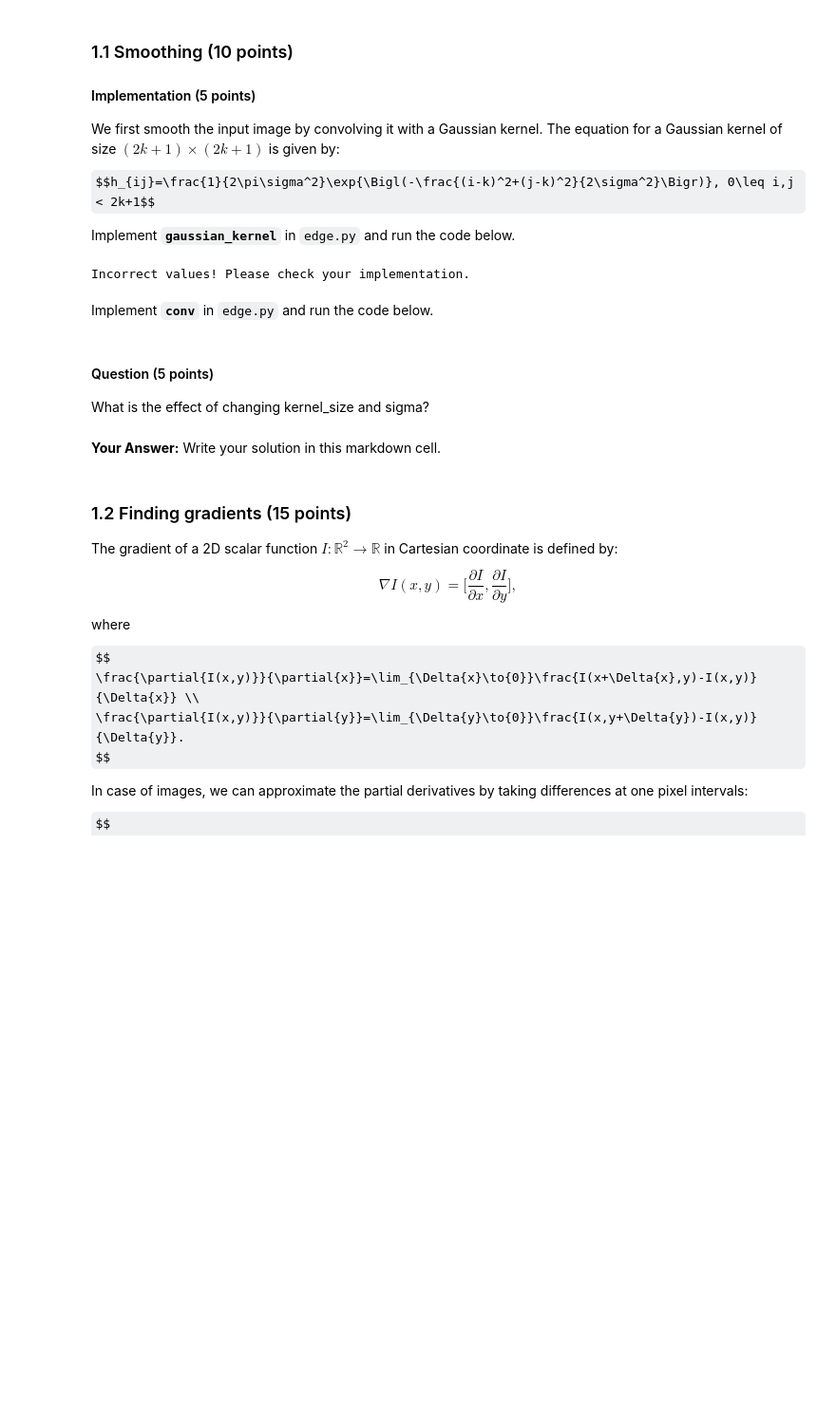
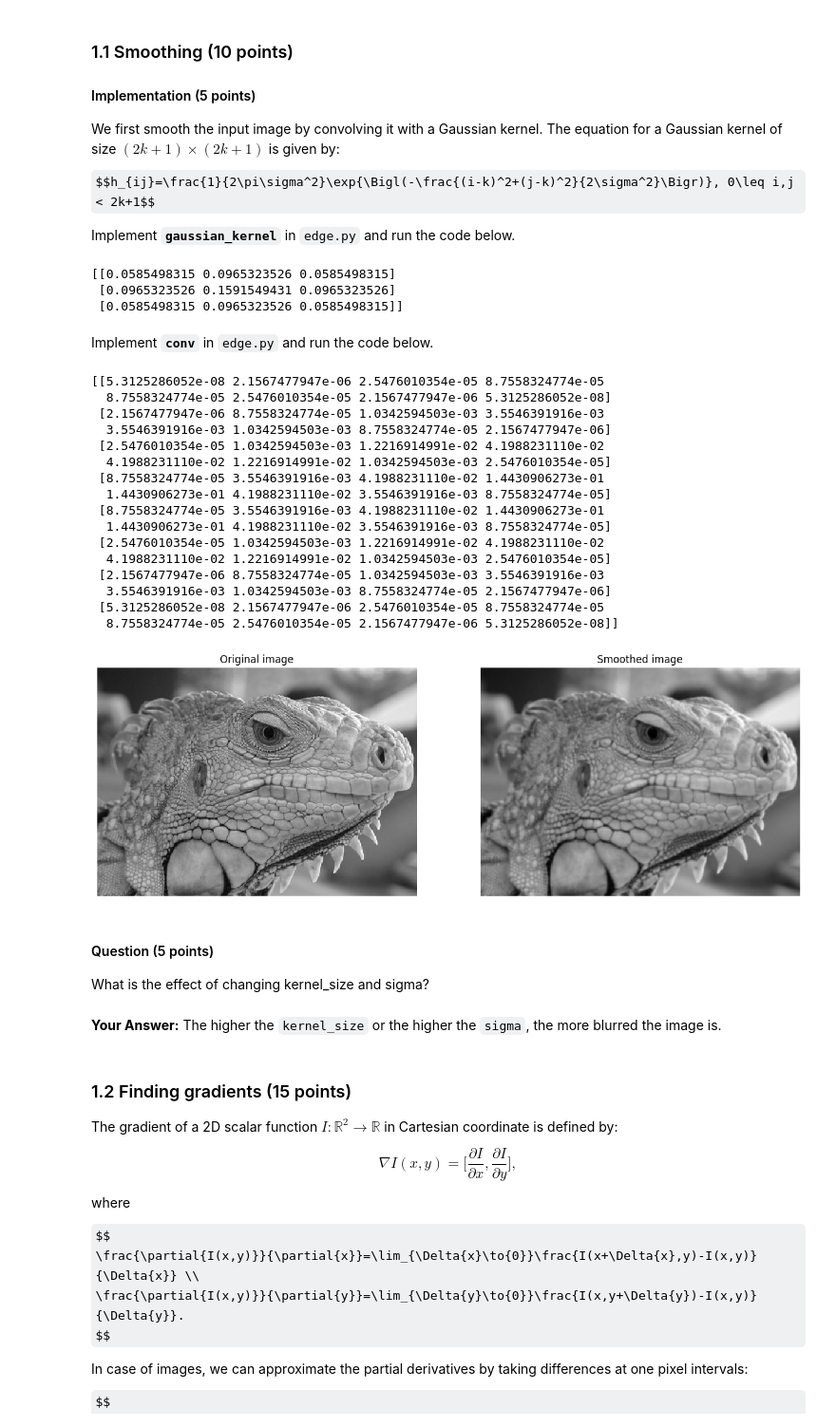
Before and after one commit to miaxiaozl/CS131, a Jupyter notebook: spring_2026/project1_release/option_B/option_b.ipynb, the cells around one changed output. Shown at 95% size. Saved outputs shown, nothing was run; the diff lists cells and outputs as text; code cells hidden in the pictures; some formulas as TeX source; blank space fills up the shorter version.

```diff
--- a/spring_2026/project1_release/option_B/option_b.ipynb
+++ b/spring_2026/project1_release/option_B/option_b.ipynb
@@ -51,6 +52,7 @@ $$h_{ij}=\frac{1}{2\pi\sigma^2}\exp{\Bigl(-\frac{(i-k)^2+(j-k)^2}{2\sigma^2}\Big
 Implement **`gaussian_kernel`** in `edge.py` and run the code below.
 # %%
 from edge import conv, gaussian_kernel
+importlib.reload(edge)  # this refreshes edge.py
 
 # Define 3x3 Gaussian kernel with std = 1
 kernel = gaussian_kernel(3, 1)
@@ -64,39 +66,59 @@ kernel_test = np.array(
 if not np.allclose(kernel, kernel_test):
     print('Incorrect values! Please check your implementation.')
 # %% [output]
-Incorrect values! Please check your implementation.
+[[0.0585498315 0.0965323526 0.0585498315]
+ [0.0965323526 0.1591549431 0.0965323526]
+ [0.0585498315 0.0965323526 0.0585498315]]
 # %% [markdown]
 Implement **`conv`** in `edge.py` and run the code below.
 # %%
 # Test with different kernel_size and sigma
-kernel_size = 5
-sigma = 1.4
+kernel_size = 8
+sigma = 0.9
 
 # Load image
 img = io.imread('iguana.png', as_gray=True)
 
 # Define 5x5 Gaussian kernel with std = sigma
 kernel = gaussian_kernel(kernel_size, sigma)
 
 # Convolve image with kernel to achieve smoothed effect
 smoothed = conv(img, kernel)
 
 plt.subplot(1,2,1)
 plt.imshow(img)
 plt.title('Original image')
 plt.axis('off')
 
 plt.subplot(1,2,2)
 plt.imshow(smoothed)
 plt.title('Smoothed image')
 plt.axis('off')
 
 plt.show()
+# %% [output]
+[[5.3125286052e-08 2.1567477947e-06 2.5476010354e-05 8.7558324774e-05
+  8.7558324774e-05 2.5476010354e-05 2.1567477947e-06 5.3125286052e-08]
+ [2.1567477947e-06 8.7558324774e-05 1.0342594503e-03 3.5546391916e-03
+  3.5546391916e-03 1.0342594503e-03 8.7558324774e-05 2.1567477947e-06]
+ [2.5476010354e-05 1.0342594503e-03 1.2216914991e-02 4.1988231110e-02
+  4.1988231110e-02 1.2216914991e-02 1.0342594503e-03 2.5476010354e-05]
+ [8.7558324774e-05 3.5546391916e-03 4.1988231110e-02 1.4430906273e-01
+  1.4430906273e-01 4.1988231110e-02 3.5546391916e-03 8.7558324774e-05]
+ [8.7558324774e-05 3.5546391916e-03 4.1988231110e-02 1.4430906273e-01
+  1.4430906273e-01 4.1988231110e-02 3.5546391916e-03 8.7558324774e-05]
+ [2.5476010354e-05 1.0342594503e-03 1.2216914991e-02 4.1988231110e-02
+  4.1988231110e-02 1.2216914991e-02 1.0342594503e-03 2.5476010354e-05]
+ [2.1567477947e-06 8.7558324774e-05 1.0342594503e-03 3.5546391916e-03
+  3.5546391916e-03 1.0342594503e-03 8.7558324774e-05 2.1567477947e-06]
+ [5.3125286052e-08 2.1567477947e-06 2.5476010354e-05 8.7558324774e-05
+  8.7558324774e-05 2.5476010354e-05 2.1567477947e-06 5.3125286052e-08]]
+[figure, added]
 # %% [markdown]
 #### Question (5 points)
 What is the effect of changing kernel_size and sigma?
-# %% [markdown]
-**Your Answer:** Write your solution in this markdown cell.
+# %% [markdown]
+**Your Answer:** The higher the `kernel_size` or the higher the `sigma`, the more blurred the image is.
 # %% [markdown]
 ### 1.2 Finding gradients (15 points)
 The gradient of a 2D scalar function $I:\mathbb{R}^2\rightarrow{\mathbb{R}}$ in Cartesian coordinate is defined by:
```
Also changed, not shown: parts of 4 cells of this notebook.
